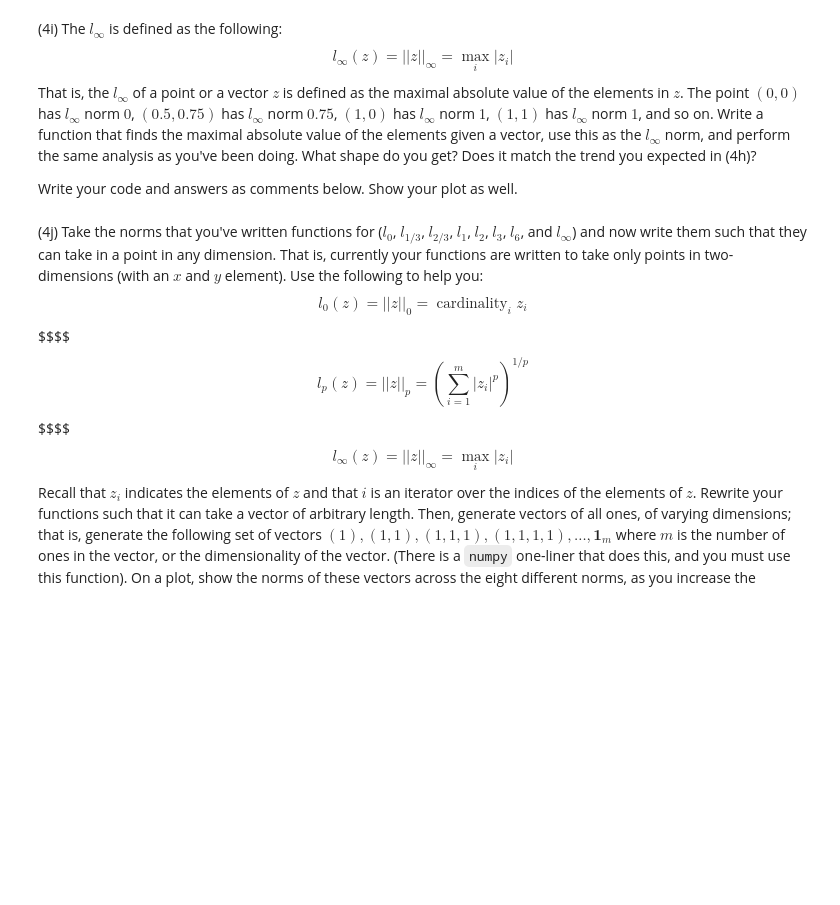
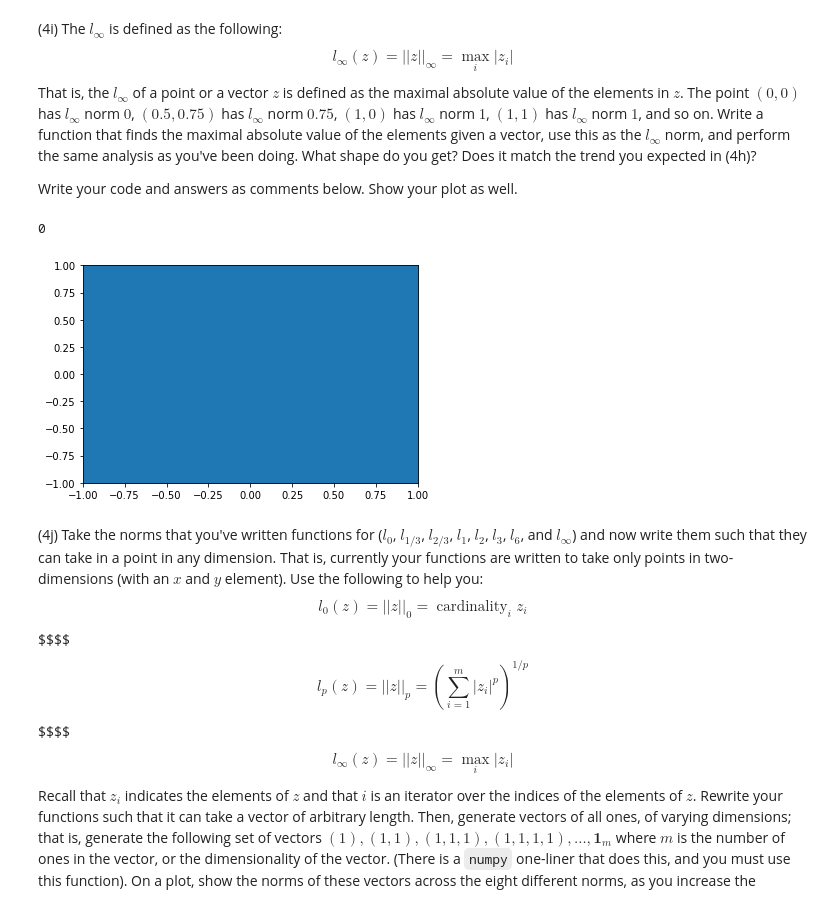
Before and after one commit to shak360/Lab-Training, a Jupyter notebook: Module_2_Python-ML/Assignment_2/EM-3/Assignment_2.ipynb, the cells around one changed output. Cells and saved outputs as stored; diff of their text form; code cells hidden in the pictures; blank space fills up the shorter version.

```diff
--- a/Module_2_Python-ML/Assignment_2/EM-3/Assignment_2.ipynb
+++ b/Module_2_Python-ML/Assignment_2/EM-3/Assignment_2.ipynb
@@ -349,6 +360,52 @@ Write your answer below.
 (4i) The $l_{\infty}$ is defined as the following: $$l_{\infty}(z)=||z||_{\infty}=\max_{i} {|z_{i}|}$$ That is, the $l_{\infty}$ of a point or a vector $z$ is defined as the maximal absolute value of the elements in $z$. The point $(0,0)$ has $l_{\infty}$ norm $0$, $(0.5,0.75)$ has $l_{\infty}$ norm $0.75$, $(1,0)$ has $l_{\infty}$ norm $1$, $(1,1)$ has $l_{\infty}$ norm $1$, and so on. Write a function that finds the maximal absolute value of the elements given a vector, use this as the $l_{\infty}$ norm, and perform the same analysis as you've been doing. What shape do you get? Does it match the trend you expected in (4h)?
 
 Write your code and answers as comments below. Show your plot as well.
+# %%
+def norm_type(x,y,p):
+    if (p is inf):
+        return inf(x,y)
+    if (p is 0):
+        return l0(x,y)
+    else:
+        return (abs(x**p) + abs(y**p))**(1/p)
+
+#non-zero elements, or elements greater than 0?
+def l0(x,y):
+    norm = 2
+    if (x is 0):
+        norm = norm - 1
+    if (y is 0):
+        norm = norm - 1
+    return norm
+
+def inf(x,y):
+    if abs(x)>abs(y):
+        return abs(x)
+    return abs(y)
+
+def point_gen(n):
+    return np.random.uniform(-1,1,(n,2))
+
+def calc_norm(x,y,p):
+    return norm_type(x,y,p)
+
+def plot(n,p):
+    a = point_gen(n)
+    x_plot_points=[]
+    y_plot_points=[]
+    count = range(n)
+    for i in count:
+        if calc_norm(a[i][0],a[i][1],p) <= 1:
+            x_plot_points.append(a[i][0])
+            y_plot_points.append(a[i][1])
+    plt.scatter(x_plot_points, y_plot_points)
+    plt.xlim(-1, 1)
+    plt.ylim(-1, 1)
+    return 0
+plot(100000,inf)
+# %% [output]
+0
+[figure, added]
 # %% [markdown]
 (4j) Take the norms that you've written functions for ($l_{0}$, $l_{1/3}$, $l_{2/3}$, $l_{1}$, $l_{2}$, $l_{3}$, $l_{6}$, and $l_{\infty}$) and now write them such that they can take in a point in any dimension. That is, currently your functions are written to take only points in two-dimensions (with an $x$ and $y$ element). Use the following to help you: $$l_{0}(z)=||z||_{0}=\mathop{\mathrm{cardinality}}_{i} z_{i}$$ $$$$ $$l_{p}(z)=||z||_{p}=\left({\sum_{i=1}^{m}|{z_{i}}|^{p}}\right)^{1/p}$$ $$$$ $$l_{\infty}(z)=||z||_{\infty}=\max_{i} {|z_{i}|}$$ Recall that $z_{i}$ indicates the elements of $z$ and that $i$ is an iterator over the indices of the elements of $z$. Rewrite your functions such that it can take a vector of arbitrary length. Then, generate vectors of all ones, of varying dimensions; that is, generate the following set of vectors $(1),(1,1),(1,1,1),(1,1,1,1),\ldots,\mathbf{1}_{m}$ where $m$ is the number of ones in the vector, or the dimensionality of the vector. (There is a `numpy` one-liner that does this, and you must use this function). On a plot, show the norms of these vectors across the eight different norms, as you increase the dimensionality of the vectors. The $x$-axis should be the dimensionality of the vectors $1,2,3,4,\ldots,m$ and the $y$-axis should be the value of the norm from the eight norms you've defined. Show the results in one plot as eight differently colored lines. What trends do you expect?
 
```
Also changed, not shown: parts of 5 cells of this notebook.
